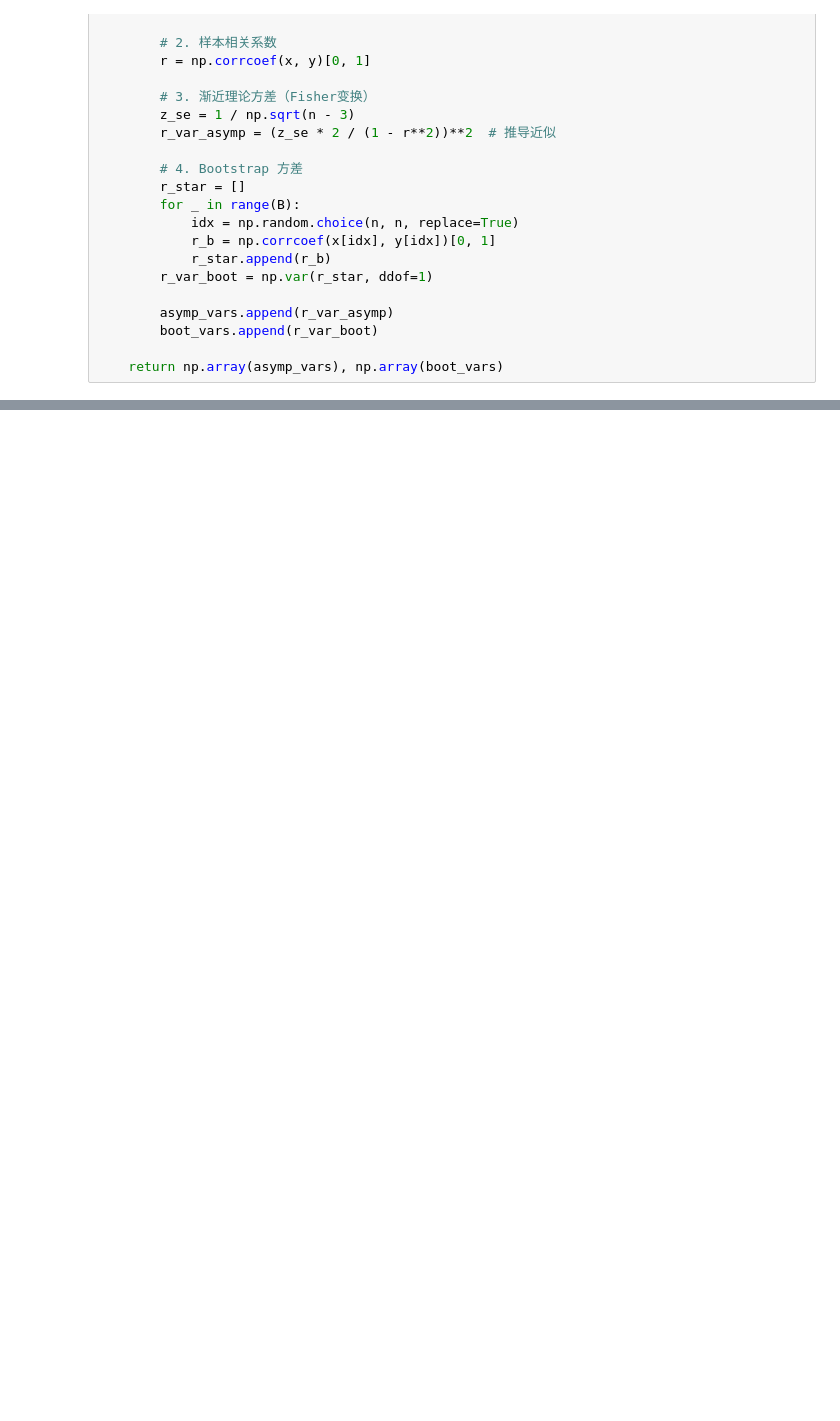
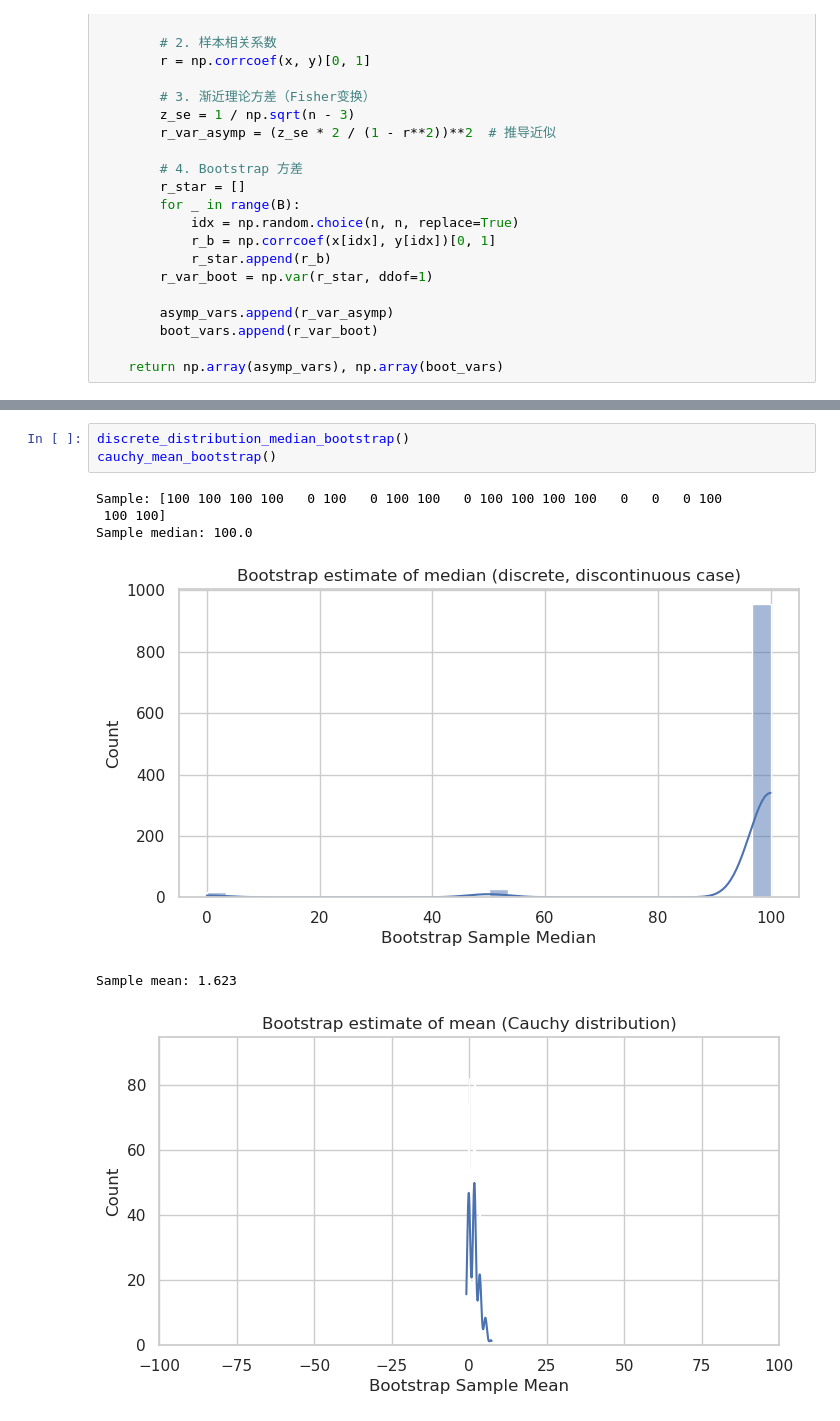
Before and after one commit to flyingbucket/mathmatic_statics, a Jupyter notebook: hw13.ipynb, the cells around one changed output, grey strips where cells are left out. Cells and saved outputs as stored; diff of their text form; blank space fills up the shorter version.

```diff
--- a/hw13.ipynb
+++ b/hw13.ipynb
@@ -116,0 +402,10 @@ for n in [20, 30, 50]:
+# %%
+discrete_distribution_median_bootstrap()
+cauchy_mean_bootstrap()
+# %% [output]
+Sample: [100 100 100 100   0 100   0 100 100   0 100 100 100 100   0   0   0 100
+ 100 100]
+Sample median: 100.0
+[figure, added]
+Sample mean: 1.623
+[figure, added]
```
Also changed, not shown: parts of 14 cells of this notebook.
